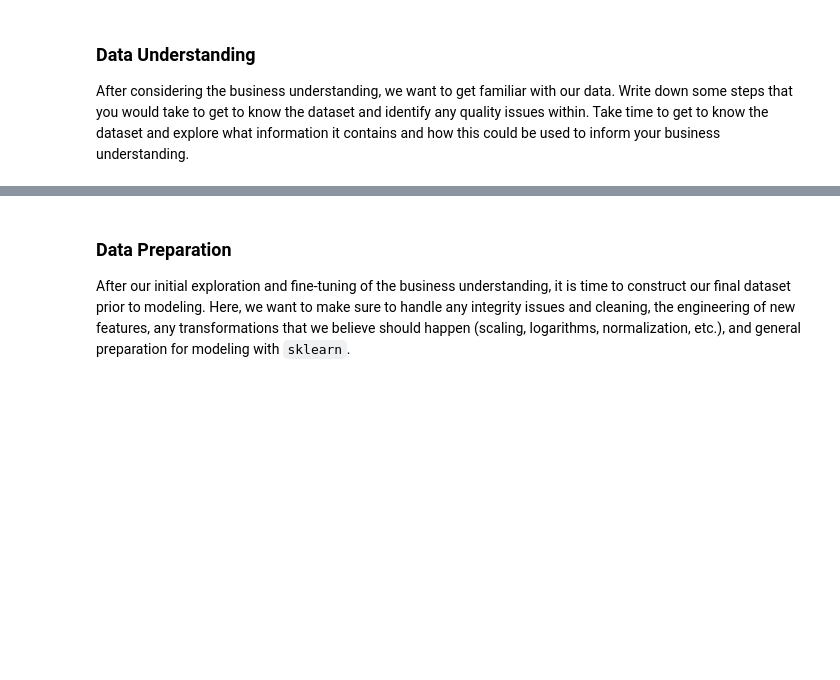
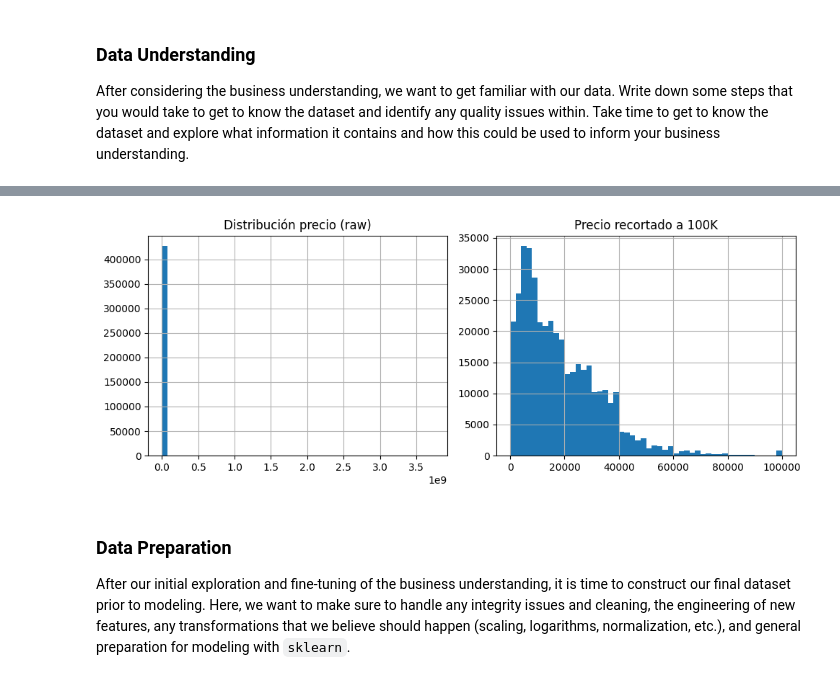
Before and after one commit to abarbancho/pc_ml_ai, a Jupyter notebook: module_11/prompt_II.ipynb, the cells around one changed output, grey strips where cells are left out. Drawn from its saved outputs; the diff is of its cells as text; code cells hidden in the pictures; blank space fills up the shorter version.

```diff
--- a/module_11/prompt_II.ipynb
+++ b/module_11/prompt_II.ipynb
@@ -34,4 +29,5 @@ import seaborn as sns
 import numpy as np
 import pandas as pd
 # %%
-cars = pd.read_csv('/content/drive/MyDrive/Colab Notebooks/data/vehicles.csv')
+df = pd.read_csv('data/vehicles.csv')
+df
@@ -79,3 +108,17 @@ cars.describe()
+# %%
+# Visualizar distribución
+plt.figure(figsize=(10,4))
+plt.subplot(1,2,1)
+df['price'].hist(bins=50)
+plt.title('Distribución precio (raw)')
+
+plt.subplot(1,2,2)
+df[df['price'] > 0]['price'].clip(upper=100000).hist(bins=50)
+plt.title('Precio recortado a 100K')
+plt.tight_layout()
+plt.show()
+# %% [output]
+[figure, added]
 # %% [markdown]
 ### Data Preparation
 
```
Also changed, not shown: parts of 37 cells of this notebook.
